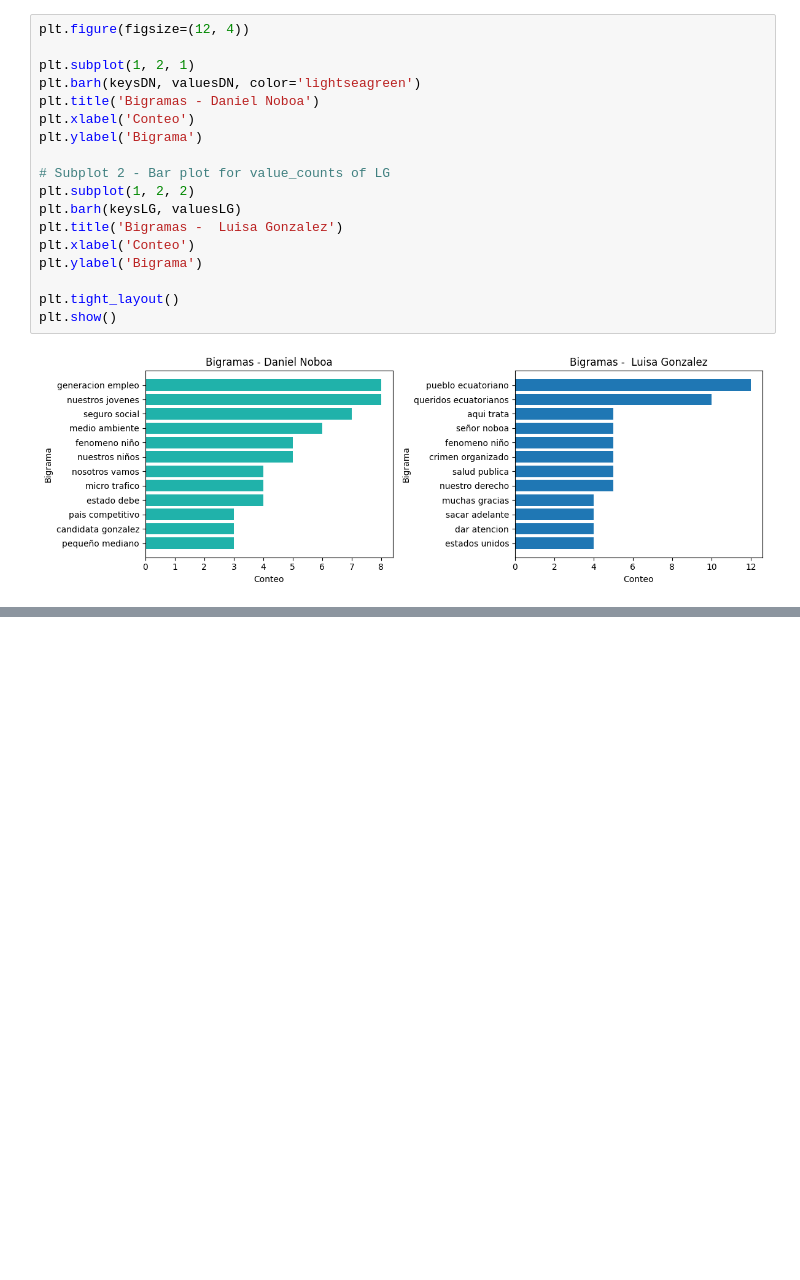
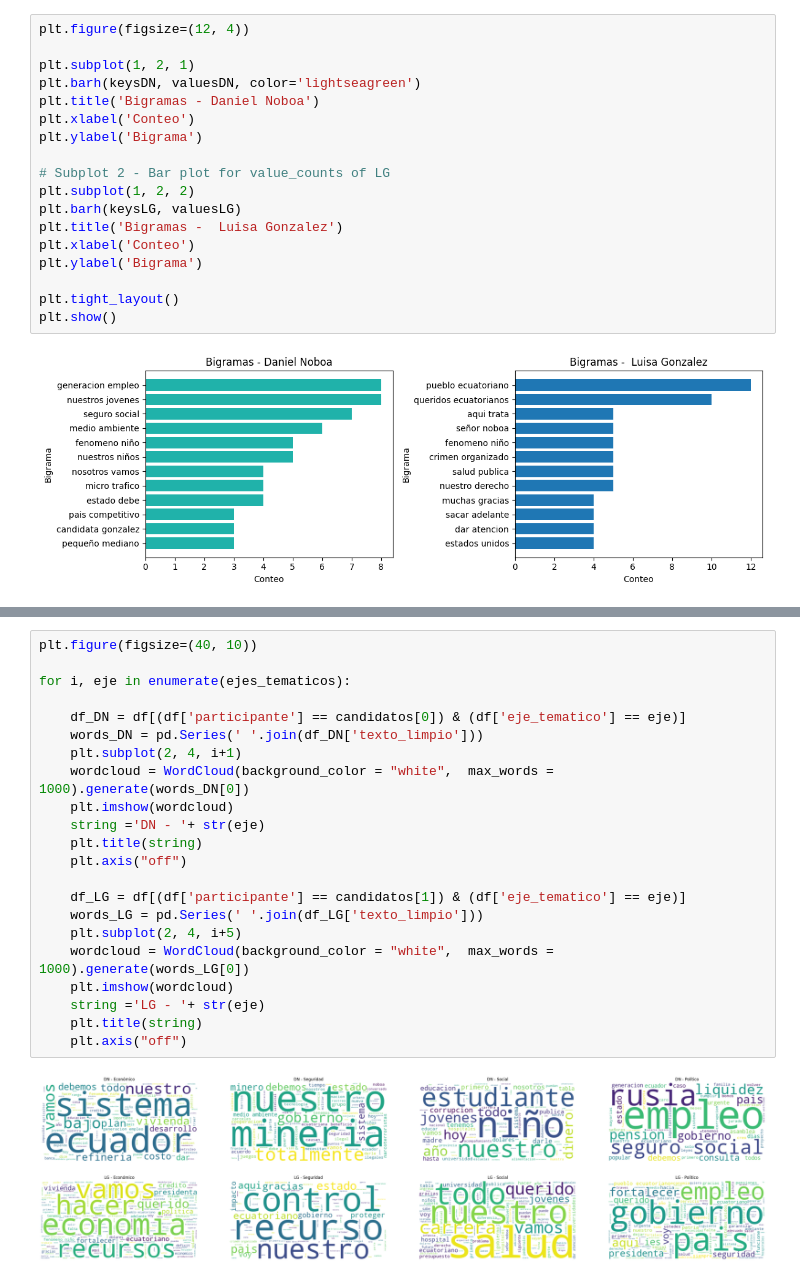
Before and after one commit to vanesalazarp17/debate_ec, a Jupyter notebook: debate_analysis.ipynb, the cells around one changed output, grey strips where cells are left out. Drawn from its saved outputs; the diff is of its cells as text; blank space fills up the shorter version.

```diff
--- a/debate_analysis.ipynb
+++ b/debate_analysis.ipynb
@@ -176,0 +229,24 @@ words_LG[0]
+# %%
+plt.figure(figsize=(40, 10))
+
+for i, eje in enumerate(ejes_tematicos):
+
+    df_DN = df[(df['participante'] == candidatos[0]) & (df['eje_tematico'] == eje)]
+    words_DN = pd.Series(' '.join(df_DN['texto_limpio']))
+    plt.subplot(2, 4, i+1)
+    wordcloud = WordCloud(background_color = "white",  max_words = 1000).generate(words_DN[0])
+    plt.imshow(wordcloud)
+    string ='DN - '+ str(eje)
+    plt.title(string)
+    plt.axis("off")
+
+    df_LG = df[(df['participante'] == candidatos[1]) & (df['eje_tematico'] == eje)]
+    words_LG = pd.Series(' '.join(df_LG['texto_limpio']))
+    plt.subplot(2, 4, i+5)
+    wordcloud = WordCloud(background_color = "white",  max_words = 1000).generate(words_LG[0])
+    plt.imshow(wordcloud)
+    string ='LG - '+ str(eje)
+    plt.title(string)
+    plt.axis("off")
+# %% [output]
+[figure, added]
```
Also changed, not shown: parts of 16 cells of this notebook.
